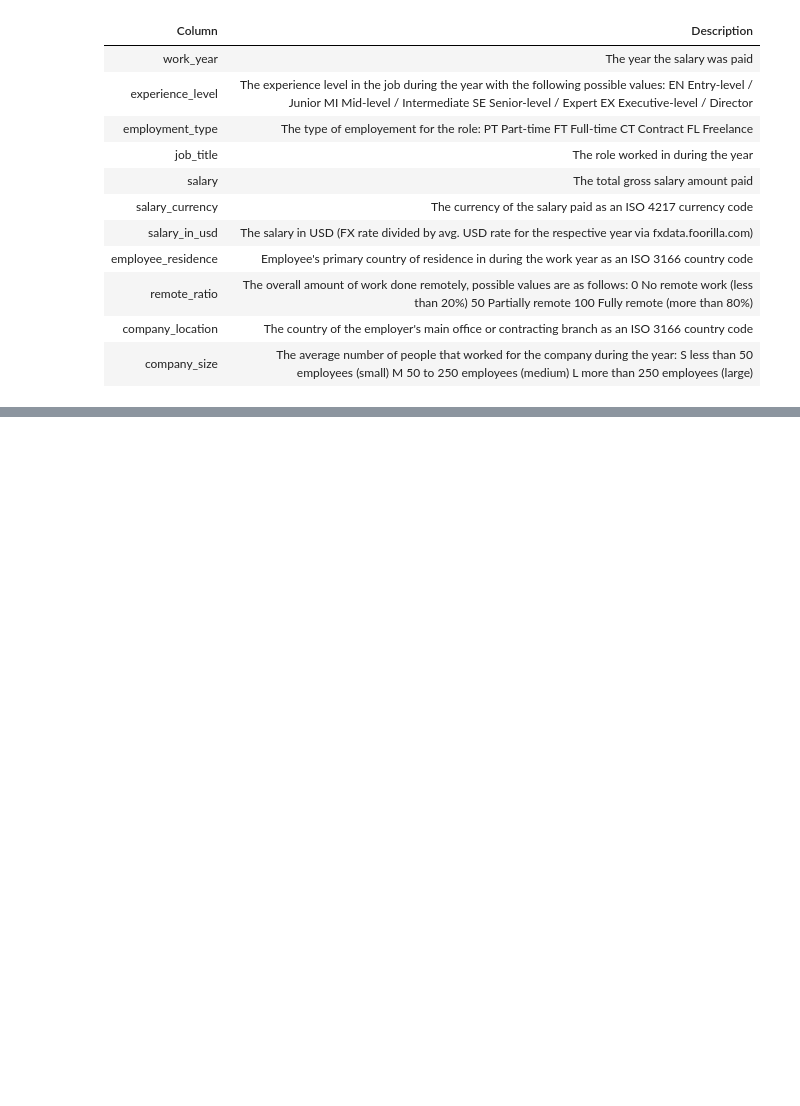
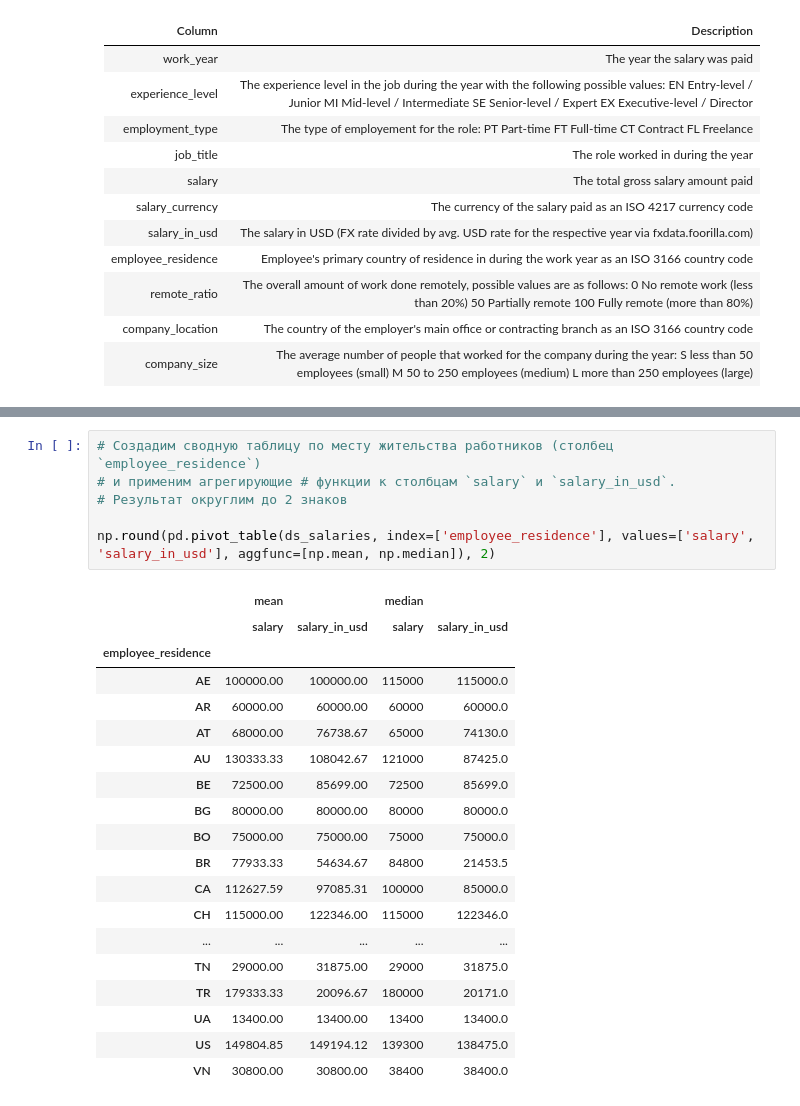
Before and after one commit to stakun/DE_Sprint, a Jupyter notebook: TASK1_5_HW/TASK1_5_HW.ipynb, the cells around one changed output, grey strips where cells are left out. Drawn from its saved outputs; the diff is of its cells as text; blank space fills up the shorter version.

```diff
--- a/TASK1_5_HW/TASK1_5_HW.ipynb
+++ b/TASK1_5_HW/TASK1_5_HW.ipynb
@@ -91,0 +537,26 @@ company_size | The average number of people that worked for the company during t
+# %%
+# Создадим сводную таблицу по месту жительства работников (столбец `employee_residence`)
+# и применим агрегирующие # функции к столбцам `salary` и `salary_in_usd`.
+# Результат округлим до 2 знаков
+
+np.round(pd.pivot_table(ds_salaries, index=['employee_residence'], values=['salary', 'salary_in_usd'], aggfunc=[np.mean, np.median]), 2)
+# %% [output]
+|  | mean |  | median |  |
+|  | salary | salary_in_usd | salary | salary_in_usd |
+| employee_residence |  |  |  |  |
+| AE | 100000.00 | 100000.00 | 115000 | 115000.0 |
+| AR | 60000.00 | 60000.00 | 60000 | 60000.0 |
+| AT | 68000.00 | 76738.67 | 65000 | 74130.0 |
+| AU | 130333.33 | 108042.67 | 121000 | 87425.0 |
+| BE | 72500.00 | 85699.00 | 72500 | 85699.0 |
+| BG | 80000.00 | 80000.00 | 80000 | 80000.0 |
+| BO | 75000.00 | 75000.00 | 75000 | 75000.0 |
+| BR | 77933.33 | 54634.67 | 84800 | 21453.5 |
+| CA | 112627.59 | 97085.31 | 100000 | 85000.0 |
+| CH | 115000.00 | 122346.00 | 115000 | 122346.0 |
+| ... | ... | ... | ... | ... |
+| TN | 29000.00 | 31875.00 | 29000 | 31875.0 |
+| TR | 179333.33 | 20096.67 | 180000 | 20171.0 |
+| UA | 13400.00 | 13400.00 | 13400 | 13400.0 |
+| US | 149804.85 | 149194.12 | 139300 | 138475.0 |
+| VN | 30800.00 | 30800.00 | 38400 | 38400.0 |
```
Also changed, not shown: parts of 47 cells of this notebook.
